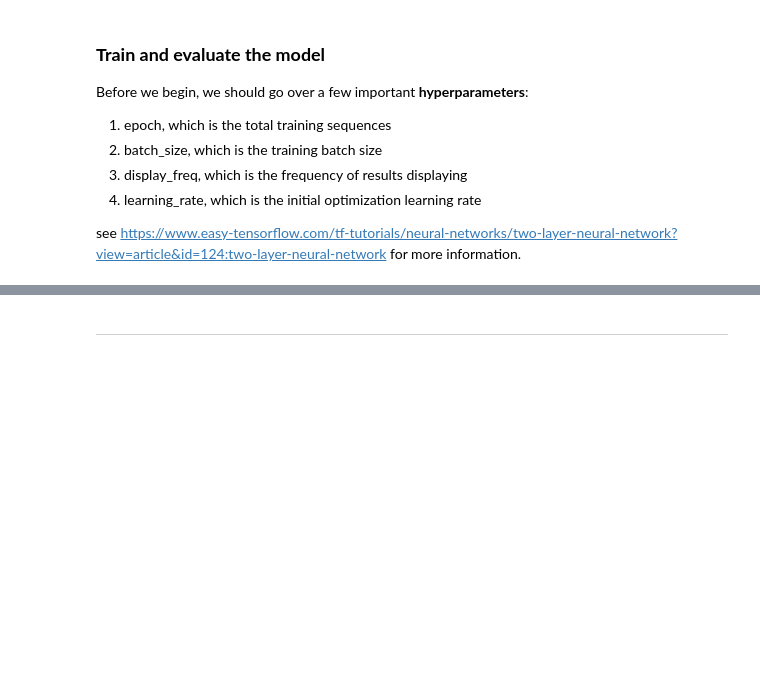
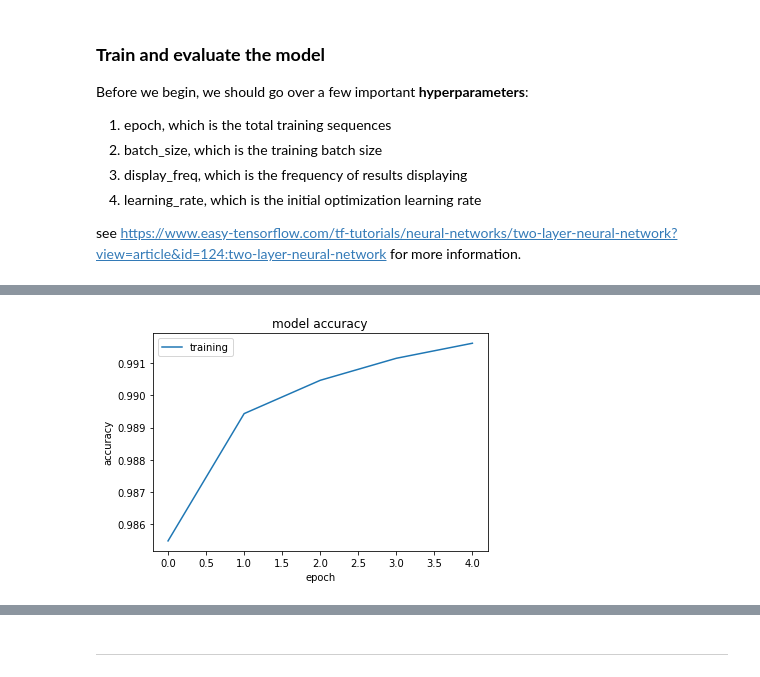
Before and after one commit to stmarple/MachineLearningWithTensorFlow, a Jupyter notebook: FFNN_MNST.ipynb, the cells around one changed output, grey strips where cells are left out. Drawn from its saved outputs; the diff is of its cells as text; code cells hidden in the pictures; blank space fills up the shorter version.

```diff
--- a/FFNN_MNST.ipynb
+++ b/FFNN_MNST.ipynb
@@ -20,11 +17,11 @@ Downloading data from https://storage.googleapis.com/tensorflow/tf-keras-dataset
 # %% [markdown]
 ### **Build the `tf.keras.Sequential` model by stacking layers**
 # %%
-model = tf.keras.models.Sequential([
+modelA = tf.keras.models.Sequential([
   tf.keras.layers.Flatten(input_shape=(28, 28)),
   tf.keras.layers.Dense(256, activation='relu'),
   tf.keras.layers.Dropout(0.2),
   tf.keras.layers.Dense(10, activation='softmax')
 ])
 
-model.compile(optimizer='adam', loss='sparse_categorical_crossentropy', metrics=['accuracy'])
+modelA.compile(optimizer='adam', loss='sparse_categorical_crossentropy', metrics=['accuracy'])
@@ -43,8 +36,8 @@ Before we begin, we should go over a few important **hyperparameters**:
 
 see https://www.easy-tensorflow.com/tf-tutorials/neural-networks/two-layer-neural-network?view=article&id=124:two-layer-neural-network for more information.
 # %%
-model.fit(x_train, y_train, epochs=5)
-model.evaluate(x_test,  y_test, verbose=2)
+historyA = modelA.fit(x_train, y_train, epochs=5)
+loss, accuracy  = modelA.evaluate(x_test,  y_test, verbose=2)
 # %% [output]
 Train on 60000 samples
 Epoch 1/5
@@ -61,0 +54,14 @@ Epoch 5/5
+# %%
+import matplotlib.pyplot as plt
+
+plt.plot(historyA.history['acc'])
+plt.title('model accuracy')
+plt.ylabel('accuracy')
+plt.xlabel('epoch')
+plt.legend(['training', 'validation'], loc='best')
+plt.show()
+
+print(f'Test loss: {loss:.3}')
+print(f'Test accuracy: {accuracy:.3}')
+# %% [output]
+[figure, added]
```
Also changed, not shown: parts of 7 cells of this notebook.
